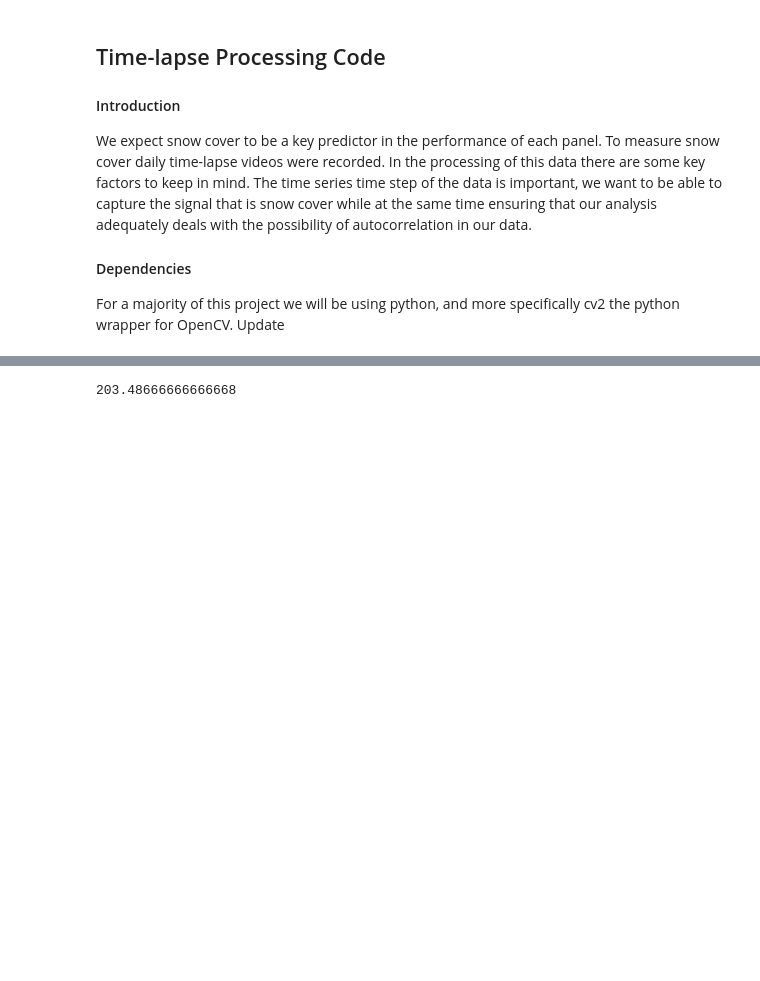
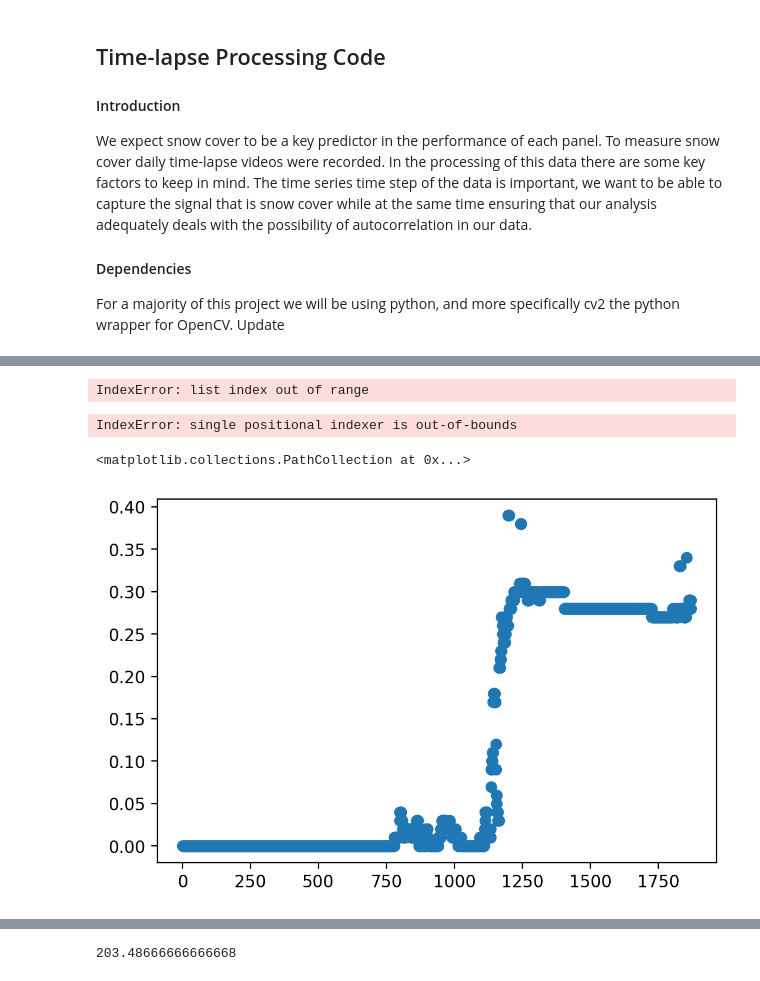
Before and after one commit to StefanoFochesatto/CRREL-Solar-Project, a Jupyter notebook: ExploratoryPythonScript.ipynb, the cells around one changed output, grey strips where cells are left out. Cells and saved outputs as stored; diff of their text form; code cells hidden in the pictures; blank space fills up the shorter version.

```diff
--- a/ExploratoryPythonScript.ipynb
+++ b/ExploratoryPythonScript.ipynb
@@ -24,0 +46,7 @@ import copy
+# %%
+path = r'C:\Users\AKROStudent2\Desktop\Stefano\TestDirectoryForDataCollating'
+
+os.chdir(path)
+data = pd.read_csv('CollatedData.csv')
+data = data.iloc[: , 1:]
+data.head()
@@ -24,0 +65,9 @@ import copy
+# %%
+random_state = np.random.RandomState(42)
+model=IsolationForest(n_estimators=100,max_samples='auto',contamination=float(0.40),random_state=random_state)
+model.fit(data[['10']])
+print(model.get_params())
+
+data['scores'] = model.decision_function(data[['10']])
+data['anomaly_score'] = model.predict(data[['10']])
+anomalyfor10 = data[data['anomaly_score']==-1]
@@ -24,0 +170,16 @@ import copy
+# %%
+plotindex = 1
+plt.scatter(range(len(data[[data.columns[plotindex]]].dropna())), data[[data.columns[plotindex]]].dropna(), c = anomalyFilter[plotindex])
+MedianFilterTest = sp.medfilt(data[[data.columns[plotindex]]].dropna().iloc[:,0].tolist(), kernel_size=7)
+[data.columns[plotindex]]
+# %% [output]
+IndexError: list index out of range
+# %%
+plt.scatter(range(len(OutlierRemovedData.iloc[:,6].dropna())), OutlierRemovedData.iloc[:,6].dropna())
+# %% [output]
+IndexError: single positional indexer is out-of-bounds
+# %%
+plt.scatter(range(len(MedianFilterTest)), MedianFilterTest)
+# %% [output]
+<matplotlib.collections.PathCollection at 0x...>
+[figure, added]
```
Also changed, not shown: parts of 23 cells of this notebook, 8 other files.
